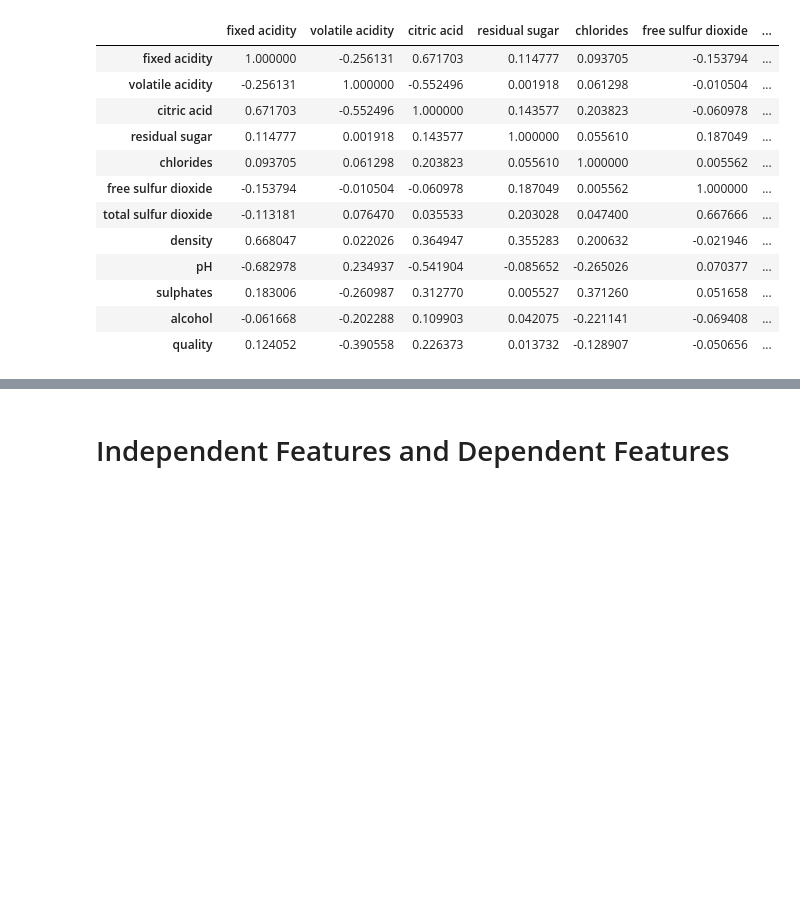
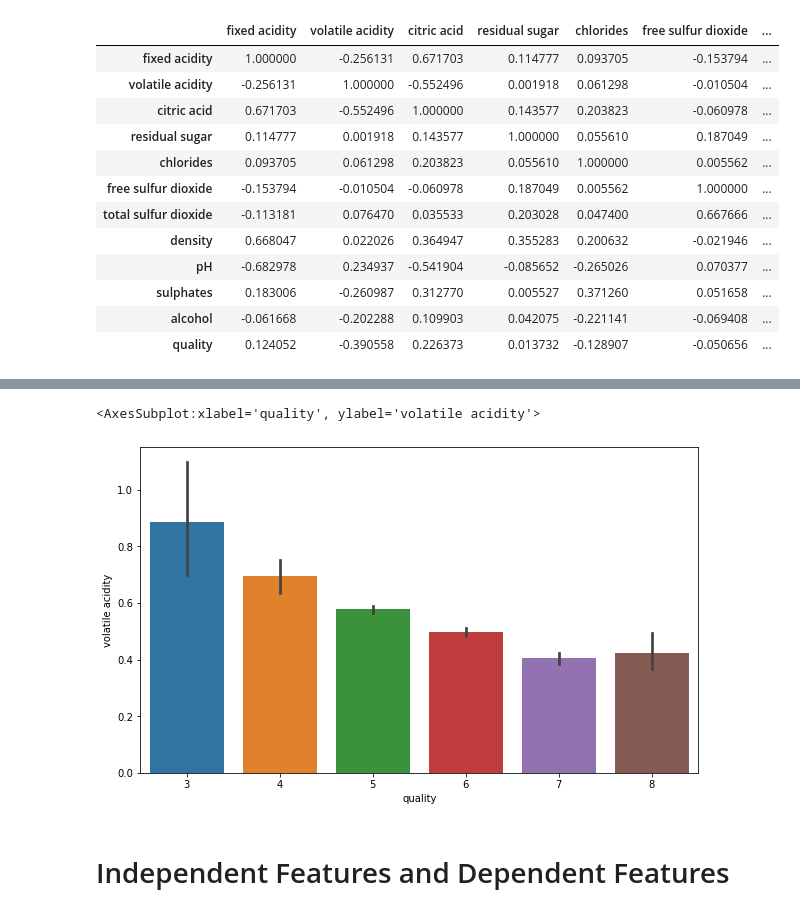
Before and after one commit to ravi0dubey/Support-Vector-Classification_Wine_Quality, a Jupyter notebook: Support Vector Classification_Wine Quality.ipynb, the cells around one changed output, grey strips where cells are left out. Cells and saved outputs as stored; diff of their text form; code cells hidden in the pictures; blank space fills up the shorter version.

```diff
--- a/Support Vector Classification_Wine Quality.ipynb
+++ b/Support Vector Classification_Wine Quality.ipynb
@@ -106,3 +116,11 @@ df.corr()
+# %%
+#Here we see that quality increaases as Volatile acidity decreases.
+
+fig = plt.figure(figsize = (10,6))
+sns.barplot(x = 'quality', y = 'volatile acidity', data = df)
+# %% [output]
+<AxesSubplot:xlabel='quality', ylabel='volatile acidity'>
+[figure, added]
 # %% [markdown]
 # Independent Features and Dependent Features
 # %%
```
Also changed, not shown: parts of 14 cells of this notebook.
